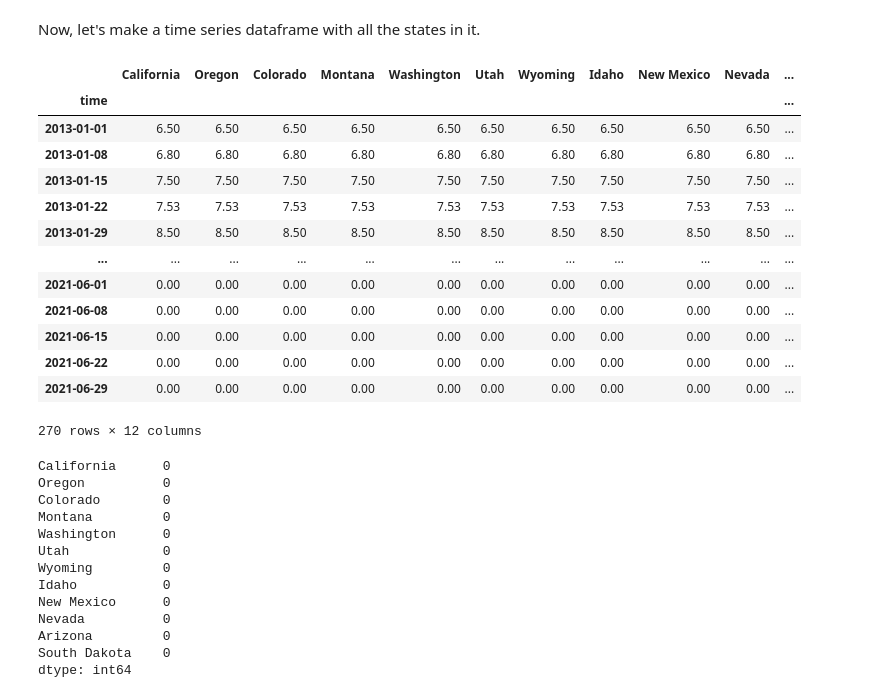
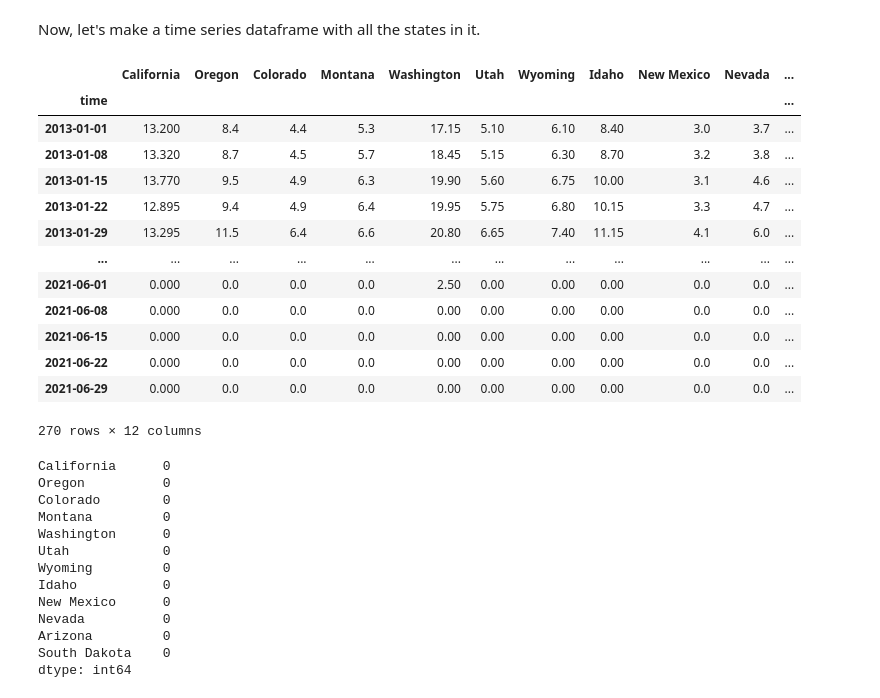
Before and after one commit to hanis-z/Snow-water-equivalent, a Jupyter notebook: src/Time-Series-EDA(03).ipynb, the cells around one changed output. Drawn from its saved outputs; the diff is of its cells as text; code cells hidden in the pictures.

```diff
--- a/src/Time-Series-EDA(03).ipynb
+++ b/src/Time-Series-EDA(03).ipynb
@@ -330,33 +317,33 @@ Now, let's make a time series dataframe with all the states in it.
 # %%
 #Make a list of the states
 state_list = list(gm_df['state'].unique())
 
 # instantiate melted_df as an empty dataframe
 gm_melted = pd.DataFrame()
 
 # run a for loop over every state in our list
 for state in state_list:
-#     state_df = gm_df[gm_df['state'] == state] # get all the observations from the states we need
-    state_melt = melt_data(gm_df,state) #melt dataframe
+    state_df = gm_df[gm_df['state'] == state] # get all the observations from the states we need
+    state_melt = melt_data(state_df,state) #melt dataframe
     if len(gm_melted) == 0: # replaces the empty dataframe with city_melt for the first iteration
         gm_melted = state_melt
     else:
         gm_melted=gm_melted.join(state_melt) # joins city_melt with the melted_df for every subsequent iteration
 
 #Sniff test
 gm_melted
 # %% [output]
 |  | California | Oregon | Colorado | Montana | Washington | Utah | Wyoming | Idaho | New Mexico | Nevada | ... |
 | time |  |  |  |  |  |  |  |  |  |  | ... |
-| 2013-01-01 | 6.50 | 6.50 | 6.50 | 6.50 | 6.50 | 6.50 | 6.50 | 6.50 | 6.50 | 6.50 | ... |
-| 2013-01-08 | 6.80 | 6.80 | 6.80 | 6.80 | 6.80 | 6.80 | 6.80 | 6.80 | 6.80 | 6.80 | ... |
-| 2013-01-15 | 7.50 | 7.50 | 7.50 | 7.50 | 7.50 | 7.50 | 7.50 | 7.50 | 7.50 | 7.50 | ... |
-| 2013-01-22 | 7.53 | 7.53 | 7.53 | 7.53 | 7.53 | 7.53 | 7.53 | 7.53 | 7.53 | 7.53 | ... |
-| 2013-01-29 | 8.50 | 8.50 | 8.50 | 8.50 | 8.50 | 8.50 | 8.50 | 8.50 | 8.50 | 8.50 | ... |
+| 2013-01-01 | 13.200 | 8.4 | 4.4 | 5.3 | 17.15 | 5.10 | 6.10 | 8.40 | 3.0 | 3.7 | ... |
+| 2013-01-08 | 13.320 | 8.7 | 4.5 | 5.7 | 18.45 | 5.15 | 6.30 | 8.70 | 3.2 | 3.8 | ... |
+| 2013-01-15 | 13.770 | 9.5 | 4.9 | 6.3 | 19.90 | 5.60 | 6.75 | 10.00 | 3.1 | 4.6 | ... |
+| 2013-01-22 | 12.895 | 9.4 | 4.9 | 6.4 | 19.95 | 5.75 | 6.80 | 10.15 | 3.3 | 4.7 | ... |
+| 2013-01-29 | 13.295 | 11.5 | 6.4 | 6.6 | 20.80 | 6.65 | 7.40 | 11.15 | 4.1 | 6.0 | ... |
 | ... | ... | ... | ... | ... | ... | ... | ... | ... | ... | ... | ... |
-| 2021-06-01 | 0.00 | 0.00 | 0.00 | 0.00 | 0.00 | 0.00 | 0.00 | 0.00 | 0.00 | 0.00 | ... |
-| 2021-06-08 | 0.00 | 0.00 | 0.00 | 0.00 | 0.00 | 0.00 | 0.00 | 0.00 | 0.00 | 0.00 | ... |
-| 2021-06-15 | 0.00 | 0.00 | 0.00 | 0.00 | 0.00 | 0.00 | 0.00 | 0.00 | 0.00 | 0.00 | ... |
-| 2021-06-22 | 0.00 | 0.00 | 0.00 | 0.00 | 0.00 | 0.00 | 0.00 | 0.00 | 0.00 | 0.00 | ... |
-| 2021-06-29 | 0.00 | 0.00 | 0.00 | 0.00 | 0.00 | 0.00 | 0.00 | 0.00 | 0.00 | 0.00 | ... |
+| 2021-06-01 | 0.000 | 0.0 | 0.0 | 0.0 | 2.50 | 0.00 | 0.00 | 0.00 | 0.0 | 0.0 | ... |
+| 2021-06-08 | 0.000 | 0.0 | 0.0 | 0.0 | 0.00 | 0.00 | 0.00 | 0.00 | 0.0 | 0.0 | ... |
+| 2021-06-15 | 0.000 | 0.0 | 0.0 | 0.0 | 0.00 | 0.00 | 0.00 | 0.00 | 0.0 | 0.0 | ... |
+| 2021-06-22 | 0.000 | 0.0 | 0.0 | 0.0 | 0.00 | 0.00 | 0.00 | 0.00 | 0.0 | 0.0 | ... |
+| 2021-06-29 | 0.000 | 0.0 | 0.0 | 0.0 | 0.00 | 0.00 | 0.00 | 0.00 | 0.0 | 0.0 | ... |
 270 rows × 12 columns
```
Also changed, not shown: parts of 17 cells of this notebook, 10 other files.
